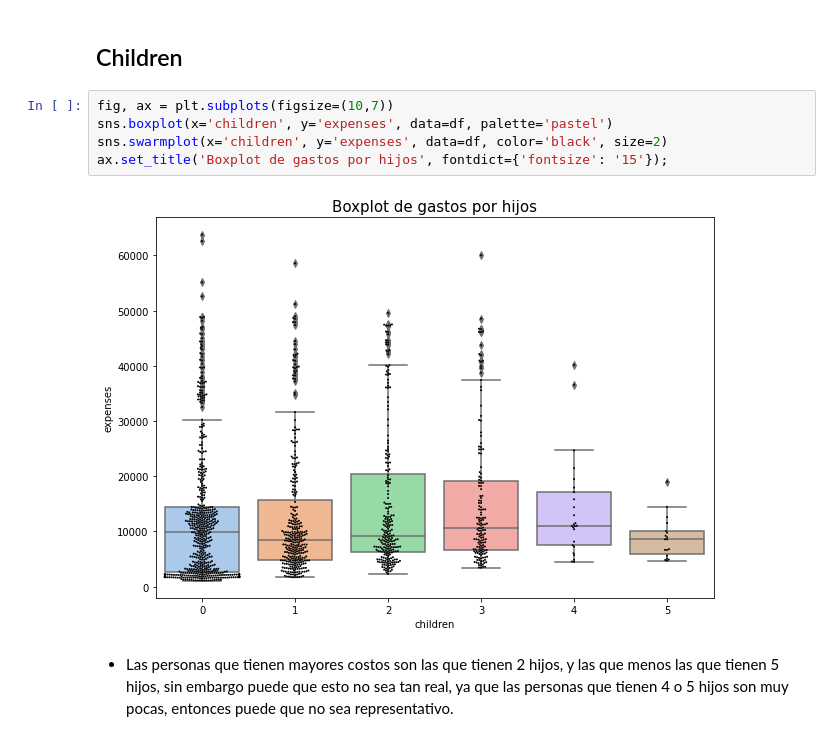
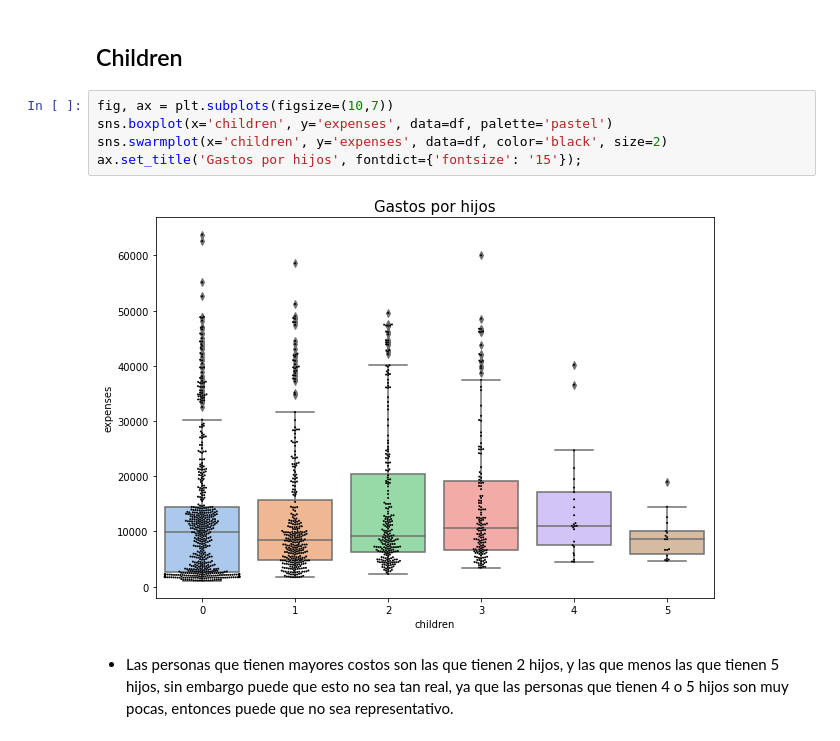
Before and after one commit to Gab0Jorq/insurance, a Jupyter notebook: insurance.ipynb, the cells around one changed output. Cells and saved outputs as stored; diff of their text form.

```diff
--- a/insurance.ipynb
+++ b/insurance.ipynb
@@ -204,10 +204,10 @@ plt.show()
 # %%
 fig, ax = plt.subplots(figsize=(10,7))
 sns.boxplot(x='children', y='expenses', data=df, palette='pastel')
 sns.swarmplot(x='children', y='expenses', data=df, color='black', size=2)
-ax.set_title('Boxplot de gastos por hijos', fontdict={'fontsize': '15'});
+ax.set_title('Gastos por hijos', fontdict={'fontsize': '15'});
 # %% [output]
-[figure, old version]
+[figure, new version]
 # %% [markdown]
 * Las personas que tienen mayores costos son las que tienen 2 hijos, y las que menos las que tienen 5 hijos, sin embargo puede que esto no sea tan real, ya que las personas que tienen 4 o 5 hijos son muy pocas, entonces puede que no sea representativo.
 # %% [markdown]
```
Also changed, not shown: parts of 8 cells of this notebook.
